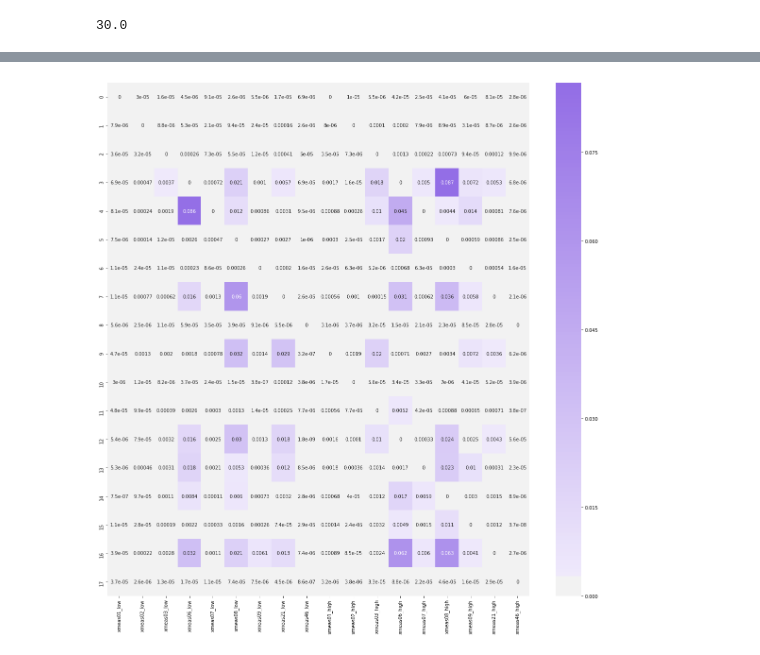
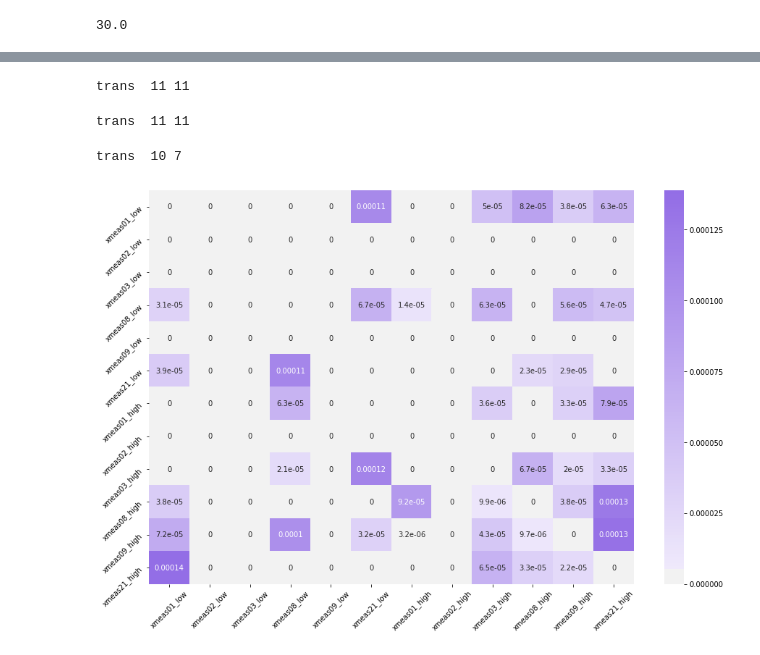
Before and after one commit to ruteee/pesquisa, a Jupyter notebook: TransEntropy.ipynb, the cells around one changed output, grey strips where cells are left out. Drawn from its saved outputs; the diff is of its cells as text; code cells hidden in the pictures.

```diff
--- a/TransEntropy.ipynb
+++ b/TransEntropy.ipynb
@@ -326,8 +292,31 @@ c
+# %%
+def transferEnteropy_case(dist_df, pcnt_sig):
+    transEntropy = np.zeros([dist6_sel_vars.columns.size,dist6_sel_vars.columns.size])
+    sigValues =  np.zeros([dist6_sel_vars.columns.size,dist6_sel_vars.columns.size])
+    for i in np.arange(0, dist_df.columns.size):
+        for j in np.arange(0, dist_df.columns.size):
+            if(j != i + dist_df.columns.size/2 and j!=i and j != i - dist_df.columns.size/2):
+                transEntropy[i][j] = te(1,1,1,dist_df[dist_df.columns[i]],
+                                         dist_df[dist_df.columns[j]],'serie_a', 'serie_b')
+
+#                 sigValues[i][j] = significance_value(1,1,1,10, transEntropy[i][j], dist_df[dist_df.columns[i]],
+#                                          dist_df[dist_df.columns[j]])
+                sigValues[i][j] = significance_test(1,1,1,pcnt_sig,10,dist_df[dist_df.columns[i]],
+                                                     dist_df[dist_df.columns[j]])
+            clear_output()
+            print('trans ', i, j)
+
+    for i, j in zip(np.arange(0, transEntropy.shape[0]), np.arange(0, sigValues.shape[0])):
+        for k, l in zip(np.arange(0, transEntropy.shape[1]), np.arange(0, sigValues.shape[1])):
+            if transEntropy[i][k] != 0 and sigValues[j][l] >= transEntropy[i][k] :
+                transEntropy[i][k] = 0
+
+    return transEntropy
 # %%
 #Variavéis analizadas 1,2,3,6,7,8,9,21,46
 
 dist6 = pd.read_csv('dist6.csv', names=['xmeas%02d_low' % x for x in range(1, 74)] + ['xmeas%02d_high' % x for x in range(1, 74)])
-dist6_sel_vars = dist6[['xmeas01_low', 'xmeas02_low', 'xmeas03_low', 'xmeas06_low',
-        'xmeas07_low', 'xmeas08_low', 'xmeas09_low', 'xmeas21_low', 'xmeas46_low',
-        'xmeas01_high', 'xmeas02_high', 'xmeas03_high', 'xmeas06_high',
-        'xmeas07_high', 'xmeas08_high', 'xmeas09_high', 'xmeas21_high', 'xmeas46_high']].copy()
+dist6_sel_vars = dist6[['xmeas01_low', 'xmeas02_low', 'xmeas03_low',
+        'xmeas08_low', 'xmeas09_low', 'xmeas21_low',
+        'xmeas01_high', 'xmeas02_high', 'xmeas03_high',
+        'xmeas08_high', 'xmeas09_high', 'xmeas21_high']].copy()
@@ -378,0 +354,16 @@ def plot_mat_corrs(figsize, annot, matrix):
+# %%
+#Sem mddia movel
+te_matrix = transferEnteropy_case(dist6_sel_vars, 0.95)
+# %% [output]
+trans  11 11
+# %%
+#Sem mddia movel com p = 0.97
+te_matrix_97 = transferEnteropy_case(dist6_sel_vars, 0.97)
+# %% [output]
+trans  11 11
+# %%
+#sem mdia mvel com resamp de 1 min e p =97
+
+te_matrix__samp_97 = transferEnteropy_case(dist6_resamp, 0.97)
+# %% [output]
+trans  10 7
@@ -379,4 +374,8 @@ def plot_mat_corrs(figsize, annot, matrix):
+# %%
+#df_te =pd.read_csv("te_matrix_samp_15min.csv", names= dist6_sel_vars.columns)
+df_te =  pd.DataFrame(te_matrix, columns = dist6_sel_vars.columns, index= dist6_sel_vars.columns)
+#df_te
 # %%
-plot_mat_corrs(figsize=(20,20), annot=True, matrix = te_df)
+plot_mat_corrs(figsize=(15,10), annot=True, matrix = df_te)
 # %% [output]
-[figure, old version]
+[figure, new version]
```
Also changed, not shown: parts of 36 cells of this notebook, 1 other file.
